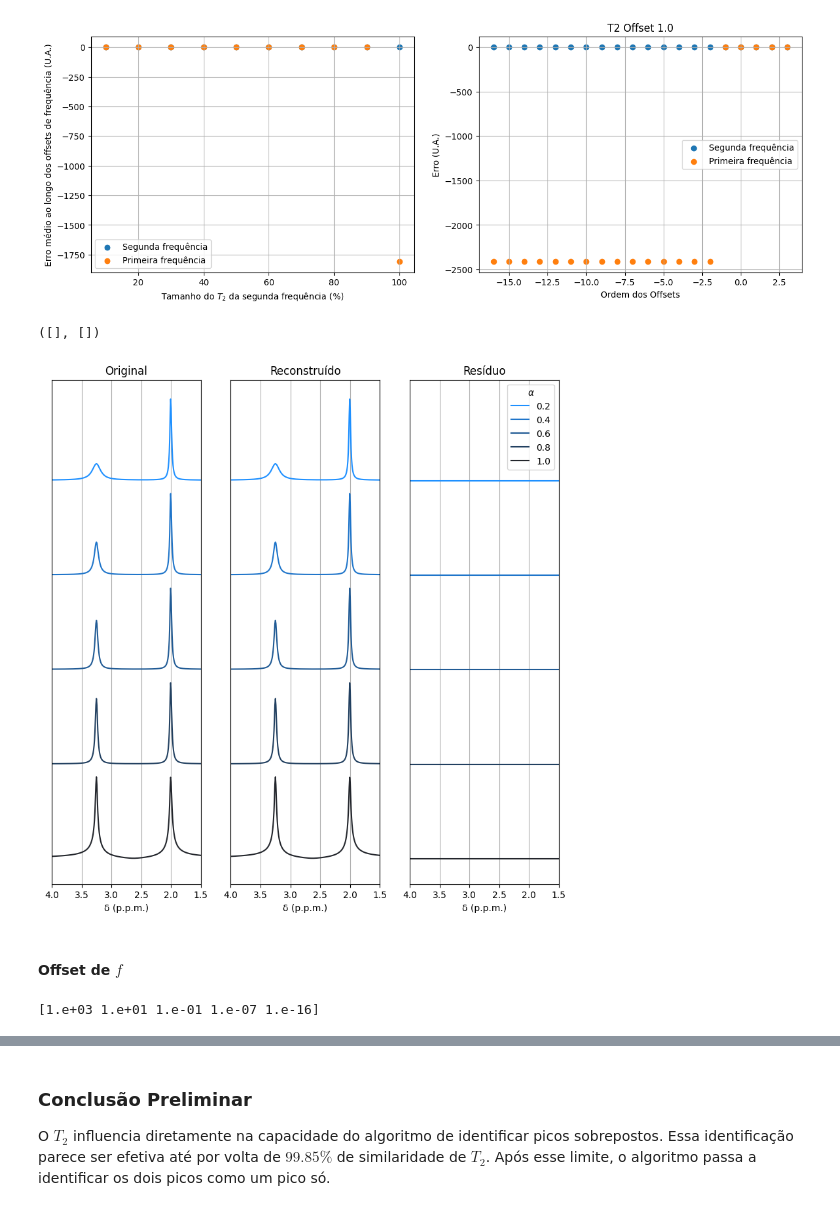
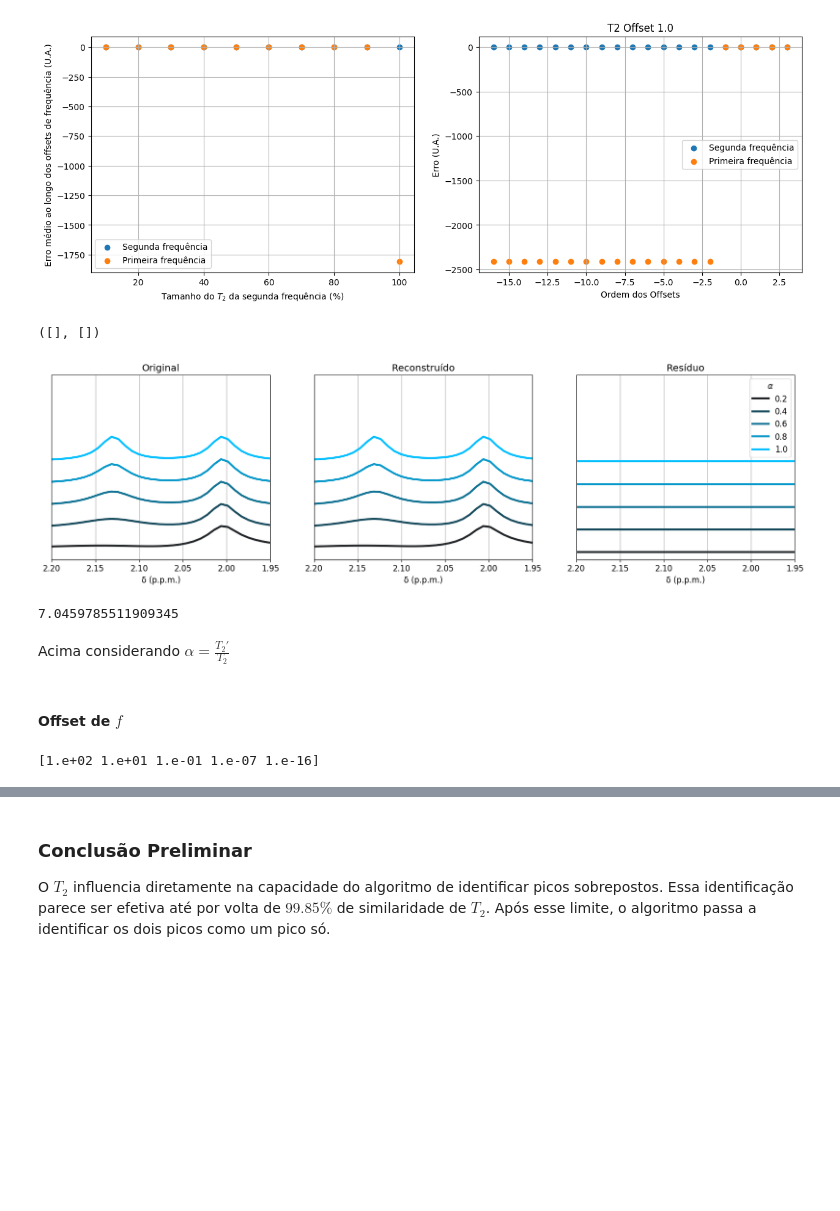
Before and after one commit to JoaoDell/MRI-study, a Jupyter notebook: examples/MPM/two_peaks.ipynb, the cells around one changed output, grey strips where cells are left out. Saved outputs shown, nothing was run; the diff lists cells and outputs as text; code cells hidden in the pictures; blank space fills up the shorter version.

```diff
--- a/examples/MPM/two_peaks.ipynb
+++ b/examples/MPM/two_peaks.ipynb
@@ -267,19 +267,20 @@ if rerun == False:
     phis_ = np.load(folder_name + subfolder_name + "phis_" + filename_end + ".npy")
     omegas_ = np.load(folder_name + subfolder_name + "omegas_" + filename_end + ".npy")
     t2s_ = np.load(folder_name + subfolder_name + "t2s_" + filename_end + ".npy")
-    s0_offsets = np.load(folder_name + subfolder_name + "s0_offsets" + filename_end + ".npy")
+    # s0_offsets = np.load(folder_name + subfolder_name + "s0_offsets" + filename_end + ".npy")
 # %%
 print(s0s_.shape)
 # %% [output]
 (20, 20, 819)
 # %%
-i = 0
-s0_i = 0
+# shape = (offsets.size, s0_offsets.size, L_)
+
+i = 5
+s0_i = 10
 
 
 args = np.argsort(s0s_, axis=2)
 print(args.shape)
-
 
 
 identified_s0 = np.sort(s0s_[i, s0_i, args[i, s0_i, :]][L_ - 2: L_]) #filtra apenas os dois ultimos, correspondentes aos dois ultimos picos
@@ -290,10 +291,10 @@ identified_t2 = np.sort(t2s_[i, s0_i, args[i, s0_i, :]][L_ - 2: L_])
 print(f"Offset de frequência {offsets[i]} | Offset de S0 {s0_offsets[s0_i]}")
 print(offsets[i])
 print("Original")
-print(np.sort(np.array([ws[0], ws[0] + offsets[i]])))
+print(np.sort(np.array([ws[1], ws[1] + offsets[i]])))
 print("Identificado \t\t\t Desvio Padrão")
 print(identified_omega)
 print("Erro")
-print(np.sort(np.array([ws[0], ws[0] + offsets[i]])) - identified_omega)
+print(np.sort(np.array([ws[1], ws[1] + offsets[i]])) - identified_omega)
 # %% [output]
 (20, 20, 819)
@@ -415,8 +416,8 @@ s0s_, phis_, omegas_, t2s_ = np.zeros(shape), np.zeros(shape), np.zeros(shape),
 # %%
 rerun = False
 # filename_end = "_different_freqs"
-# Tem _t2_offsets_1, _t2_offsets_2, _t2_offsets_3 e _t2_offsets_4
-filename_end = "_t2_offsets_1"
+ends_t2 = ["_t2_offsets_1", "_t2_offsets_2", "_t2_offsets_3", "_t2_offsets_4"]
+filename_end = ends_t2[3]
 folder_name = "files/"
 subfolder_name = "two_peaks/"
 # %%
@@ -512,7 +514,7 @@ plt.grid()
 [figure]
 # %%
 n = t2_offsets.size//2
-offset = 0
+offset = 1
 
 #rebuilding the signal
 sigs_fft = np.zeros((n, 2048), np.complex128)
@@ -537,55 +539,71 @@ for j in range(n):
     freqs, sigs_fft_rebuilt[j, :] = pymri.fourier_spectrum(sig2, dt, B0)
 
 # Building the y_offsets array
-y_offset = 75
-xlim = (1.5, 4.0)
-ylim = (-20, 380)
+y_offset = 60
+xlim = (1.95, 2.2)
+ylim = (-20, 470)
 freqs_arr = np.full((n, freqs.size), freqs)
 y_offsets = np.ones_like(sigs_fft)
 alphas = np.zeros_like(freqs_arr, dtype = "float")
 
 for k in range(n):
-    y_offsets[k] = (n - 1 - k)*y_offsets[k]*y_offset
+    y_offsets[k] = k*y_offsets[k]*y_offset
     alphas[k, :] = np.full(freqs.size, t2_offsets[2*k + 1])
 
 
 #plot
-palette_1 = sns.dark_palette("#1E90FF", n_colors= n, reverse = True)
-palette_2 = sns.dark_palette("#4169E1", n_colors= n, reverse = True)
+palette_1 = sns.dark_palette("#1E90FF", n_colors= n, reverse = False)
+palette_2 = sns.dark_palette("#00BFFF", n_colors= n, reverse = False)
 palette_3 = sns.dark_palette("#9400D3", n_colors= n, reverse = True)
 
-plt.figure(figsize=(10, 10))
+linewidth = 3.0
+
+
+plt.rcParams.update({'font.size': 12})
+plt.figure(figsize=(20, 5))
 
 plt.subplot(131)
 plt.ylim(ylim)
 plt.xlim(xlim)
-pymri.sns_plot_chem_shifts(freqs_arr, sigs_fft + y_offsets, title = "Original", ylabel=None, palette = palette_1, hue = alphas, hue_label=r"$\alpha$")
+pymri.sns_plot_chem_shifts(freqs_arr, sigs_fft + y_offsets,
+                           title = "Original", ylabel=None,
+                           palette = palette_2, hue = alphas, hue_label=r"$\alpha$", linewidth=linewidth)
 plt.yticks([])
 plt.legend([],[], frameon=False)
 
 plt.subplot(132)
 plt.ylim(ylim)
 plt.xlim(xlim)
-pymri.sns_plot_chem_shifts(freqs_arr, sigs_fft_rebuilt + y_offsets, title = "Reconstruído", ylabel=None, palette = palette_1, hue = alphas, hue_label=r"$\alpha$")
+pymri.sns_plot_chem_shifts(freqs_arr, sigs_fft_rebuilt + y_offsets,
+                           title = "Reconstruído", ylabel=None,
+                           palette = palette_2, hue = alphas, hue_label=r"$\alpha$", linewidth=linewidth)
 plt.yticks([])
 plt.legend([],[], frameon=False)
 
 plt.subplot(133)
 plt.ylim(ylim)
 plt.xlim(xlim)
-pymri.sns_plot_chem_shifts(freqs_arr, sigs_fft - sigs_fft_rebuilt + y_offsets, title = "Resíduo", ylabel=None, palette = palette_1, hue = alphas, hue_label=r"$\alpha$")
+pymri.sns_plot_chem_shifts(freqs_arr, sigs_fft - sigs_fft_rebuilt + y_offsets,
+                           title = "Resíduo", ylabel=None,
+                           palette = palette_2, hue = alphas, hue_label=r"$\alpha$", linewidth=linewidth)
 plt.yticks([])
 # %% [output]
 ([], [])
-[figure, old version]
+[figure, new version]
+# %%
+print(offsets[1]/pymri.GAMMA*B0)
+# %% [output]
+7.0459785511909345
+# %% [markdown]
+Acima considerando $\alpha = \frac{T_2'}{T_2}$
 # %% [markdown]
 #### Offset de $f$
 # %%
-f_offsets_pick = np.array([0, 2, 4, 10, 19])
+f_offsets_pick = np.array([1, 2, 4, 10, 19])
 t2_offsets_pick = np.array([1, 5, 9])
 
 print(offsets[f_offsets_pick])
 # %% [output]
-[1.e+03 1.e+01 1.e-01 1.e-07 1.e-16]
+[1.e+02 1.e+01 1.e-01 1.e-07 1.e-16]
 # %%
 m = f_offsets_pick.size
```
Also changed, not shown: parts of 14 cells of this notebook, 46 other files.
